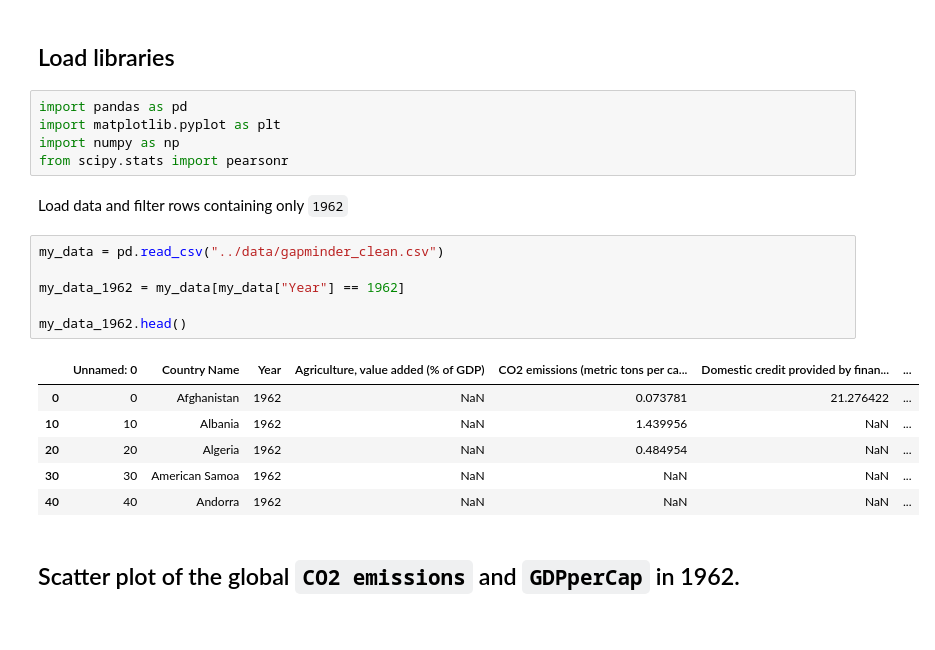
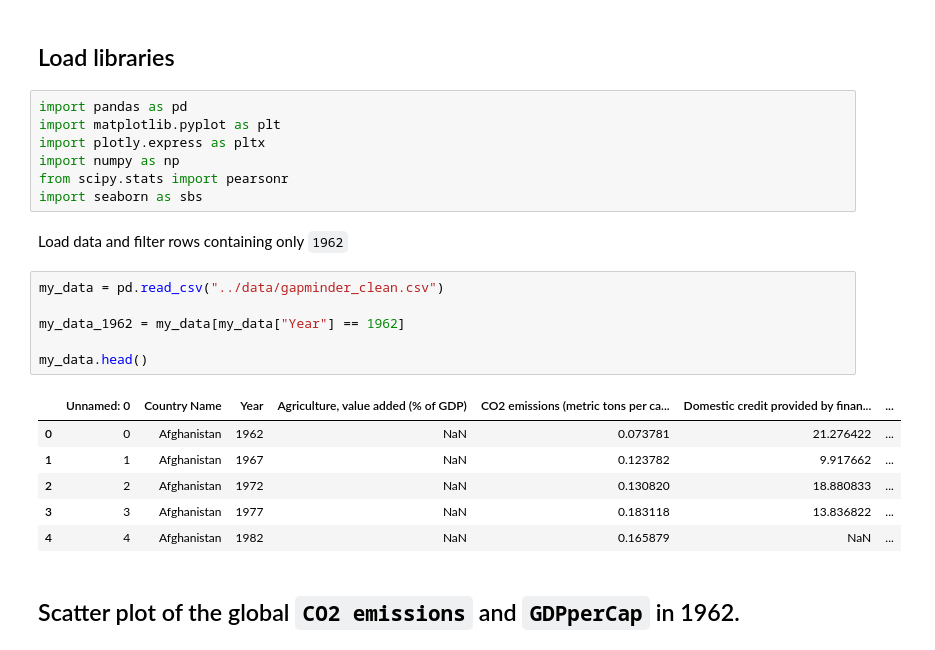
Before and after one commit to mikemwanga/Data_Science, a Jupyter notebook: Python for Data Science/notebook/python4DS.ipynb, the cells around one changed output. Drawn from its saved outputs; the diff is of its cells as text.

```diff
--- a/Python for Data Science/notebook/python4DS.ipynb
+++ b/Python for Data Science/notebook/python4DS.ipynb
@@ -34,23 +34,25 @@ All code should be commited using git and pushed to your fork of the training re
 # %%
 import pandas as pd
 import matplotlib.pyplot as plt
+import plotly.express as pltx
 import numpy as np
 from scipy.stats import pearsonr
+import seaborn as sbs
 # %% [markdown]
 Load data and filter rows containing only `1962`
 # %%
 my_data = pd.read_csv("../data/gapminder_clean.csv")
 
 my_data_1962 = my_data[my_data["Year"] == 1962]
 
-my_data_1962.head()
+my_data.head()
 # %% [output]
 |  | Unnamed: 0 | Country Name | Year | Agriculture, value added (% of GDP) | CO2 emissions (metric tons per ca... | Domestic credit provided by finan... | ... |
 | 0 | 0 | Afghanistan | 1962 | NaN | 0.073781 | 21.276422 | ... |
-| 10 | 10 | Albania | 1962 | NaN | 1.439956 | NaN | ... |
-| 20 | 20 | Algeria | 1962 | NaN | 0.484954 | NaN | ... |
-| 30 | 30 | American Samoa | 1962 | NaN | NaN | NaN | ... |
-| 40 | 40 | Andorra | 1962 | NaN | NaN | NaN | ... |
+| 1 | 1 | Afghanistan | 1967 | NaN | 0.123782 | 9.917662 | ... |
+| 2 | 2 | Afghanistan | 1972 | NaN | 0.130820 | 18.880833 | ... |
+| 3 | 3 | Afghanistan | 1977 | NaN | 0.183118 | 13.836822 | ... |
+| 4 | 4 | Afghanistan | 1982 | NaN | 0.165879 | NaN | ... |
 # %% [markdown]
 ## Scatter plot of the global `CO2 emissions` and `GDPperCap` in 1962.
 # %%
```
Also changed, not shown: parts of 11 cells of this notebook, 1 other file.
